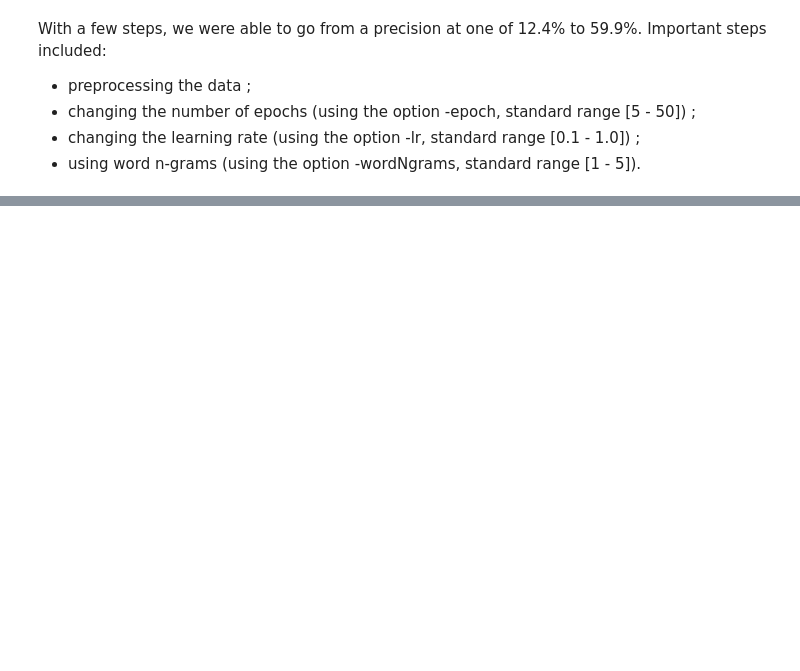
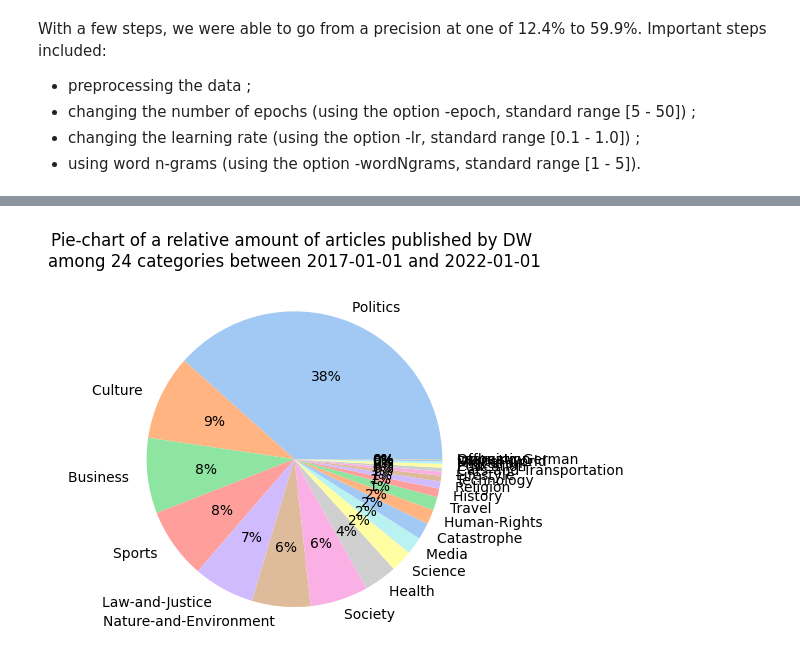
Before and after one commit to mariosakritas/NLP-methods-for-news-articles, a Jupyter notebook: notebooks/anya_fasttext.ipynb, the cells around one changed output, grey strips where cells are left out. Saved outputs shown, nothing was run; the diff lists cells and outputs as text; code cells hidden in the pictures; blank space fills up the shorter version.

Commit message:
clean version of fasttext. bar plot to add

```diff
--- a/notebooks/anya_fasttext.ipynb
+++ b/notebooks/anya_fasttext.ipynb
@@ -99,7 +99,7 @@ teaser=df_clean['teaser']
 # %%
 df_clean_single_kw=df_clean_single_kw.dropna(how='any')
 # %%
-single_kw_label=df_clean_single_kw['cleanFocusCategory'].apply(lambda x: ('__label__' +x+' '))
+single_kw_label=df_clean_single_kw['cleanFocusParentCategory'].apply(lambda x: ('__label__' +x+' '))
 single_kw=df_clean_single_kw['keywordStringsCleanAfterFuzz']
 print(single_kw_label+single_kw)
 # %% [output]
@@ -468,5 +331,0 @@ Name: dw_cat, dtype: int64
-# %%
-val_counts_for_cols = {}
-for col in result.columns:
-    val_counts = result[col].value_counts()
-    val_counts_for_cols[col] = val_counts
@@ -641,0 +358,23 @@ plt.show()
+# %%
+#count amount of predictions for each category
+def count_values_for_columns(result):
+    val_counts_for_cols = {}
+    for col in result.columns:
+        val_counts = result.explode(col)[col].value_counts()
+        val_counts_for_cols[col] = val_counts
+    return val_counts_for_cols
+# %%
+#plot pie chart
+import matplotlib.pyplot as plt
+import seaborn as sns
+
+#define data
+
+def plot_pie(data, labels,title):
+    #define Seaborn color palette to use
+    colors = sns.color_palette('pastel')[0:25]
+
+    #create pie chart
+    plt.title(title)
+    plt.pie(data, labels = labels, colors = colors, autopct='%.0f%%')
+    plt.show()
@@ -641,0 +387,11 @@ plt.show()
+# %%
+#count_values_for_columns(df_single)['dw_cat']
+
+data = count_values_for_columns(df_single)['dw_cat'].values
+labels = count_values_for_columns(df_single)['dw_cat'].index
+title=('Pie-chart of a relative amount of articles published by DW \n'+
+       'among ' +str(len(labels)) + ' categories between ' +start_date+' and ' +end_date)
+
+plot_pie(data,labels,title)
+# %% [output]
+[figure, added]
```
Also changed, not shown: parts of 68 cells of this notebook.
